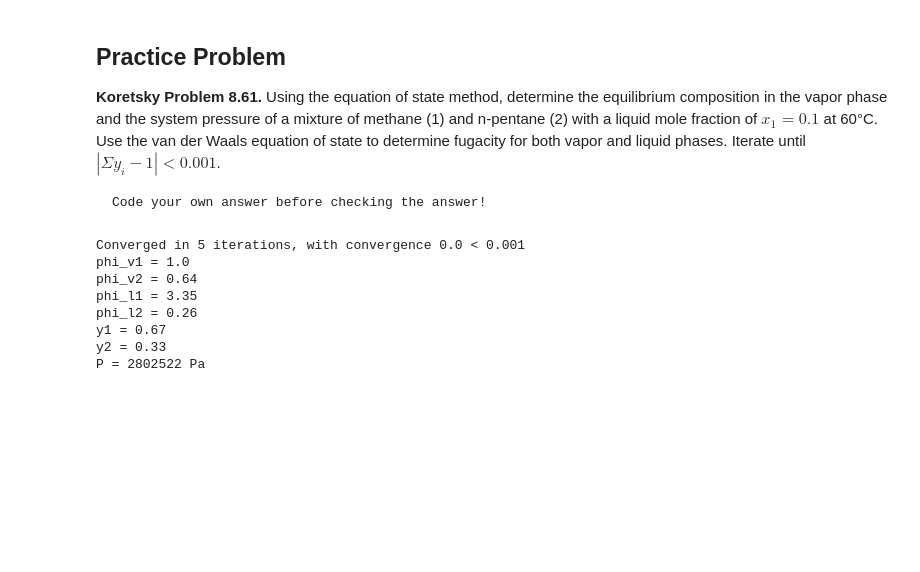
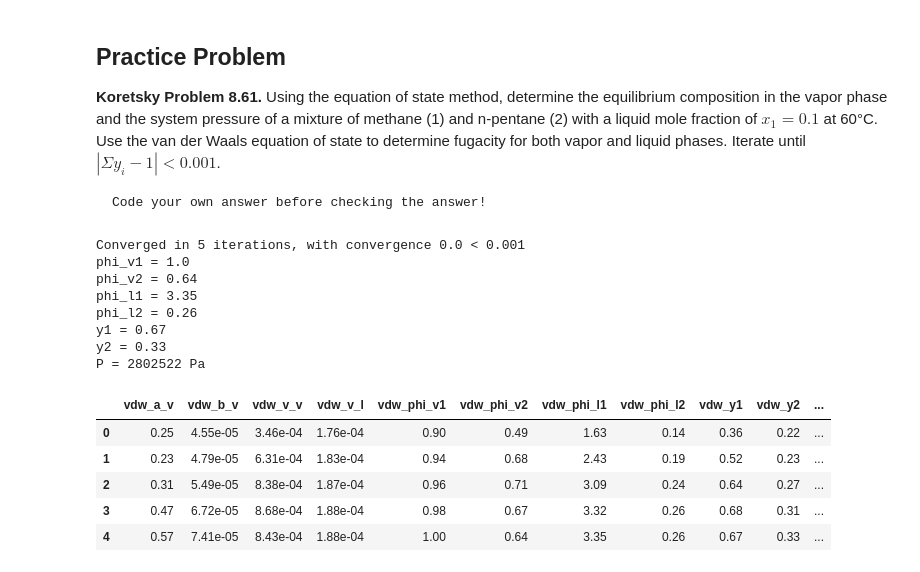
Before and after one commit to tengjuilin/cheme-sci-computing, a Jupyter notebook: cheme-sci-computing/programming/equilibrium-composition-by-equation-of-state.ipynb, the cells around one changed output. Cells and saved outputs as stored; diff of their text form; code cells hidden in the pictures; blank space fills up the shorter version.

```diff
--- a/cheme-sci-computing/programming/equilibrium-composition-by-equation-of-state.ipynb
+++ b/cheme-sci-computing/programming/equilibrium-composition-by-equation-of-state.ipynb
@@ -597,6 +667,19 @@ phi = lambda comp1, comp2, P, v, T, R, a1, a12, b, b1: np.exp(
 v_v = 0
 v_l = 0
 
+# generate lists to store iteration results
+vdw_a_v = []
+vdw_b_v = []
+vdw_P = []
+vdw_y1 = []
+vdw_y2 = []
+vdw_v_v = []
+vdw_v_l = []
+vdw_phi_v1 = []
+vdw_phi_v2 = []
+vdw_phi_l1 = []
+vdw_phi_l2 = []
+
 # iteratre through vdW EOS
 num_iter = 0
 max_iter = 10000
@@ -624,6 +707,18 @@ while tol_criteria > tol and num_iter < max_iter:
     # calculate if calculation converges
     tol_criteria = abs(y1 + y2 - 1)
     num_iter += 1
+    # store iteration info for debugging
+    vdw_a_v.append(a_v)
+    vdw_b_v.append(b_v)
+    vdw_v_v.append(v_v)
+    vdw_v_l.append(v_l)
+    vdw_phi_v1.append(phi_v1)
+    vdw_phi_v2.append(phi_v2)
+    vdw_phi_l1.append(phi_l1)
+    vdw_phi_l2.append(phi_l2)
+    vdw_y1.append(y1)
+    vdw_y2.append(y2)
+    vdw_P.append(P)
 
 # report results
 print(
@@ -645,3 +740,25 @@ phi_l2 = 0.26
 y1 = 0.67
 y2 = 0.33
 P = 2802522 Pa
+# %%
+pd.set_option("display.precision", 2)
+pd.DataFrame({
+    'vdw_a_v': vdw_a_v,
+    'vdw_b_v': vdw_b_v,
+    'vdw_v_v': vdw_v_v,
+    'vdw_v_l': vdw_v_l,
+    'vdw_phi_v1': vdw_phi_v1,
+    'vdw_phi_v2': vdw_phi_v2,
+    'vdw_phi_l1': vdw_phi_l1,
+    'vdw_phi_l2': vdw_phi_l2,
+    'vdw_y1': vdw_y1,
+    'vdw_y2': vdw_y2,
+    'vdw_P': vdw_P,
+})
+# %% [output]
+|  | vdw_a_v | vdw_b_v | vdw_v_v | vdw_v_l | vdw_phi_v1 | vdw_phi_v2 | vdw_phi_l1 | vdw_phi_l2 | vdw_y1 | vdw_y2 | ... |
+| 0 | 0.25 | 4.55e-05 | 3.46e-04 | 1.76e-04 | 0.90 | 0.49 | 1.63 | 0.14 | 0.36 | 0.22 | ... |
+| 1 | 0.23 | 4.79e-05 | 6.31e-04 | 1.83e-04 | 0.94 | 0.68 | 2.43 | 0.19 | 0.52 | 0.23 | ... |
+| 2 | 0.31 | 5.49e-05 | 8.38e-04 | 1.87e-04 | 0.96 | 0.71 | 3.09 | 0.24 | 0.64 | 0.27 | ... |
+| 3 | 0.47 | 6.72e-05 | 8.68e-04 | 1.88e-04 | 0.98 | 0.67 | 3.32 | 0.26 | 0.68 | 0.31 | ... |
+| 4 | 0.57 | 7.41e-05 | 8.43e-04 | 1.88e-04 | 1.00 | 0.64 | 3.35 | 0.26 | 0.67 | 0.33 | ... |
```
Also changed, not shown: parts of 7 cells of this notebook.
